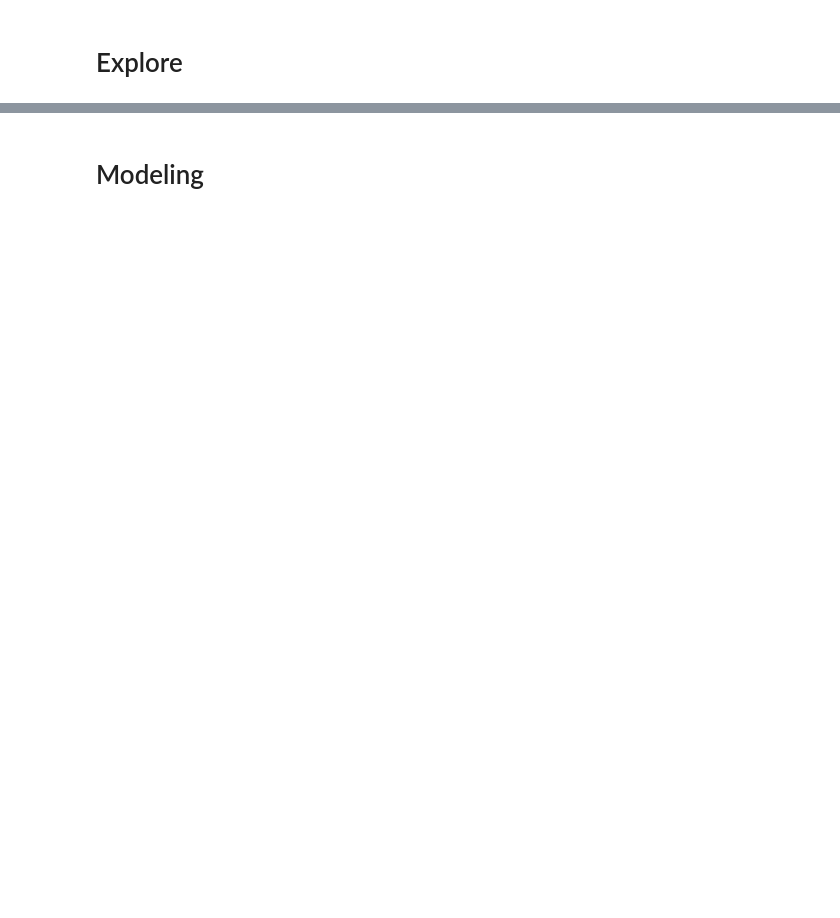
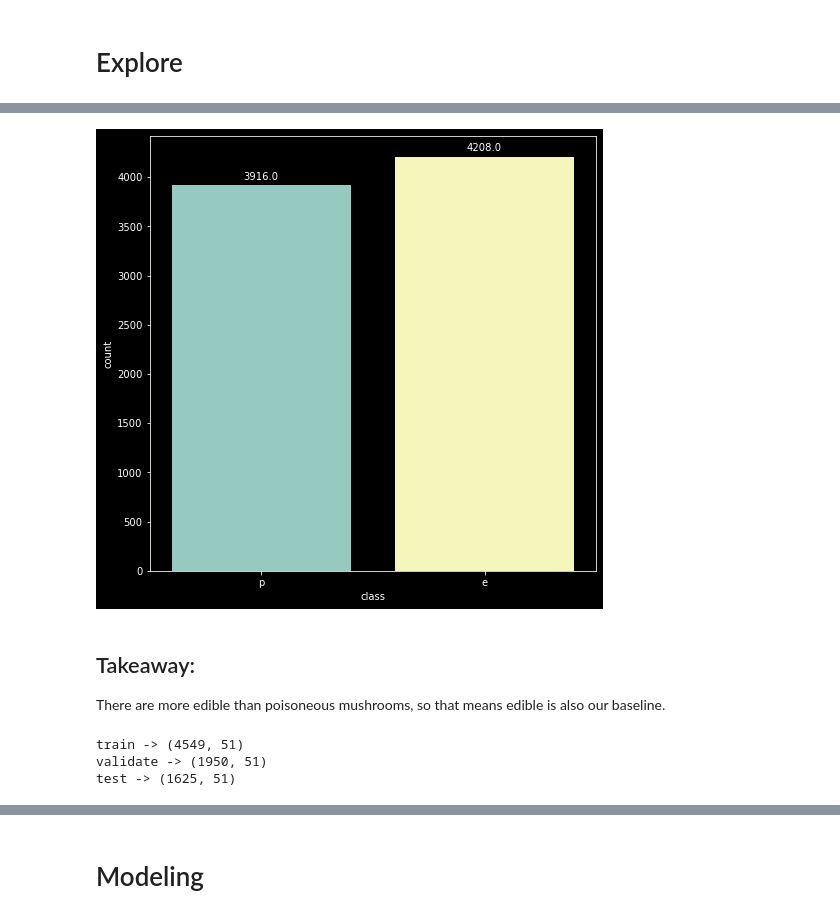
Before and after one commit to paigerackley/mushroom-classification-project, a Jupyter notebook: final_notebook.ipynb, the cells around one changed output, grey strips where cells are left out. Drawn from its saved outputs; the diff is of its cells as text; code cells hidden in the pictures; blank space fills up the shorter version.

```diff
--- a/final_notebook.ipynb
+++ b/final_notebook.ipynb
@@ -54,0 +59,4 @@ My goals are to use the data I have to create a ML Classification model that can
+# %%
+#Grabbing our CSV file that is saved on my device
+df = get_mush_data()
+df.head()
@@ -62,0 +100,29 @@ My goals are to use the data I have to create a ML Classification model that can
+# %%
+#create bar graph to compare our mclass
+plt.style.use('dark_background')
+plt.rcParams['figure.figsize']=8,8
+s = sns.countplot(x = "class", data = df)
+for p in s.patches:
+    s.annotate(format(p.get_height(), '.1f'),
+               (p.get_x() + p.get_width() / 2., p.get_height()),
+                ha = 'center', va = 'center',
+                xytext = (0, 9),
+                textcoords = 'offset points')
+plt.show()
+# %% [output]
+[figure, added]
+# %% [markdown]
+## Takeaway:
+
+There are more edible than poisoneous mushrooms, so that means edible is also our baseline.
+# %%
+# Now lets split and get ready for our visuals and stat testing
+train, validate, test = prepare_mush(df)
+
+print(f'train -> {train.shape}')
+print(f'validate -> {validate.shape}')
+print(f'test -> {test.shape}')
+# %% [output]
+train -> (4549, 51)
+validate -> (1950, 51)
+test -> (1625, 51)
```
Also changed, not shown: parts of 62 cells of this notebook, 2 other files.
